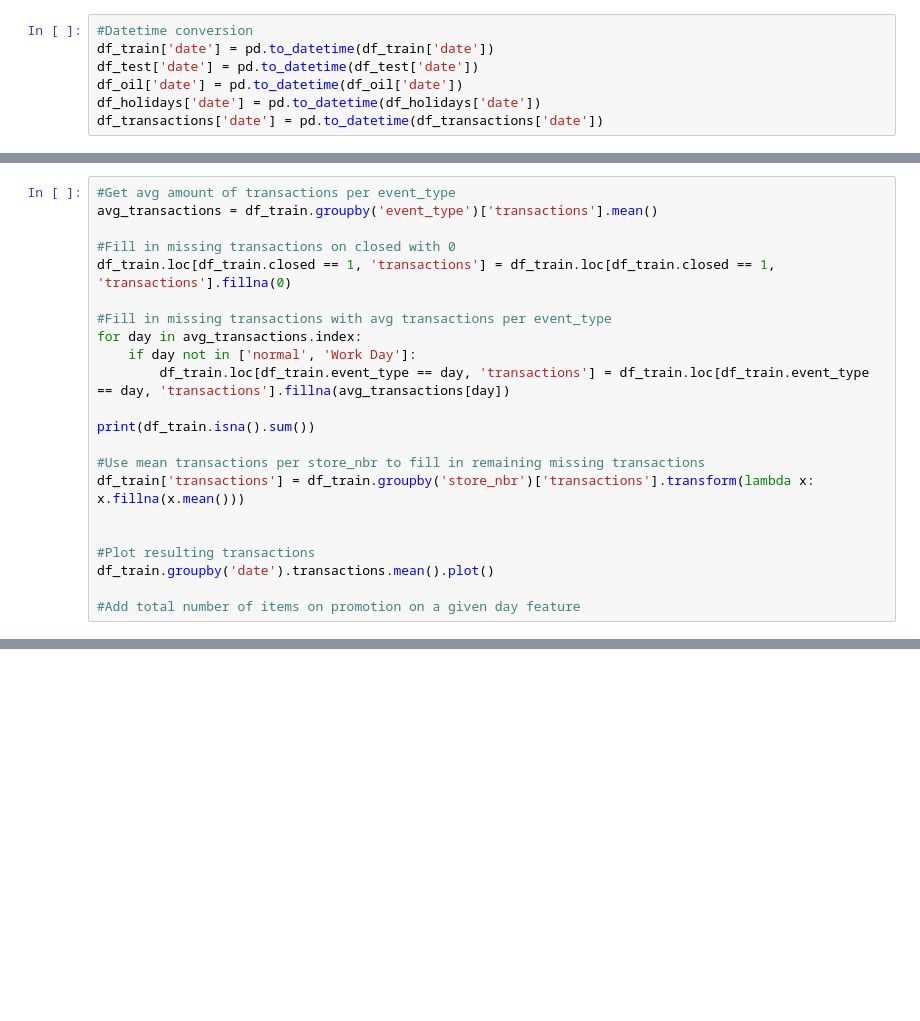
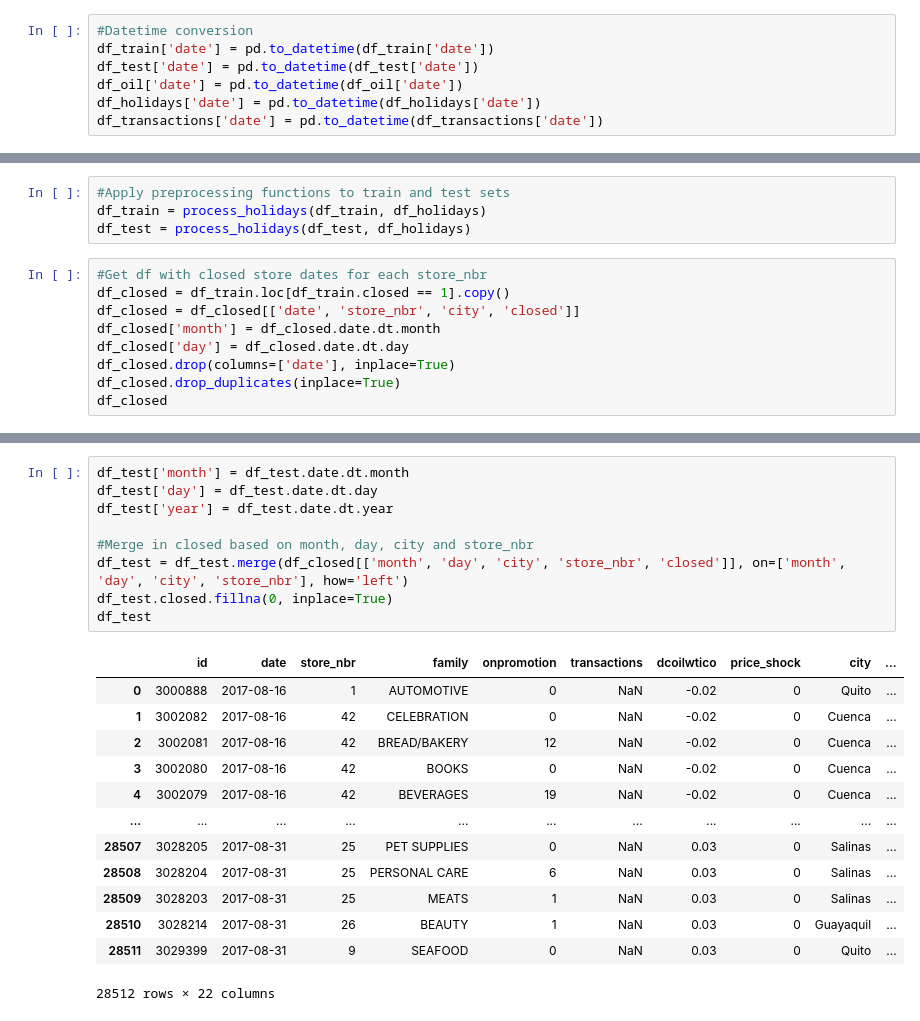
Before and after one commit to michael-fuest/StoreSalesForecasting, a Jupyter notebook: TimeSeries.ipynb, the cells around one changed output, grey strips where cells are left out. Drawn from its saved outputs; the diff is of its cells as text; blank space fills up the shorter version.

```diff
--- a/TimeSeries.ipynb
+++ b/TimeSeries.ipynb
@@ -143,22 +162,0 @@ df_train['closed'] = df_train.groupby(['date', 'store_nbr'])['sales'].transform(
-# %%
-#Get avg amount of transactions per event_type
-avg_transactions = df_train.groupby('event_type')['transactions'].mean()
-
-#Fill in missing transactions on closed with 0
-df_train.loc[df_train.closed == 1, 'transactions'] = df_train.loc[df_train.closed == 1, 'transactions'].fillna(0)
-
-#Fill in missing transactions with avg transactions per event_type
-for day in avg_transactions.index:
-    if day not in ['normal', 'Work Day']:
-        df_train.loc[df_train.event_type == day, 'transactions'] = df_train.loc[df_train.event_type == day, 'transactions'].fillna(avg_transactions[day])
-
-print(df_train.isna().sum())
-
-#Use mean transactions per store_nbr to fill in remaining missing transactions
-df_train['transactions'] = df_train.groupby('store_nbr')['transactions'].transform(lambda x: x.fillna(x.mean()))
-
-
-#Plot resulting transactions
-df_train.groupby('date').transactions.mean().plot()
-
-#Add total number of items on promotion on a given day feature
@@ -185,0 +163,13 @@ dtype: int64
+# %%
+#Apply preprocessing functions to train and test sets
+df_train = process_holidays(df_train, df_holidays)
+df_test = process_holidays(df_test, df_holidays)
+# %%
+#Get df with closed store dates for each store_nbr
+df_closed = df_train.loc[df_train.closed == 1].copy()
+df_closed = df_closed[['date', 'store_nbr', 'city', 'closed']]
+df_closed['month'] = df_closed.date.dt.month
+df_closed['day'] = df_closed.date.dt.day
+df_closed.drop(columns=['date'], inplace=True)
+df_closed.drop_duplicates(inplace=True)
+df_closed
@@ -185,0 +190,23 @@ dtype: int64
+# %%
+df_test['month'] = df_test.date.dt.month
+df_test['day'] = df_test.date.dt.day
+df_test['year'] = df_test.date.dt.year
+
+#Merge in closed based on month, day, city and store_nbr
+df_test = df_test.merge(df_closed[['month', 'day', 'city', 'store_nbr', 'closed']], on=['month', 'day', 'city', 'store_nbr'], how='left')
+df_test.closed.fillna(0, inplace=True)
+df_test
+# %% [output]
+|  | id | date | store_nbr | family | onpromotion | transactions | dcoilwtico | price_shock | city | ... |
+| 0 | 3000888 | 2017-08-16 | 1 | AUTOMOTIVE | 0 | NaN | -0.02 | 0 | Quito | ... |
+| 1 | 3002082 | 2017-08-16 | 42 | CELEBRATION | 0 | NaN | -0.02 | 0 | Cuenca | ... |
+| 2 | 3002081 | 2017-08-16 | 42 | BREAD/BAKERY | 12 | NaN | -0.02 | 0 | Cuenca | ... |
+| 3 | 3002080 | 2017-08-16 | 42 | BOOKS | 0 | NaN | -0.02 | 0 | Cuenca | ... |
+| 4 | 3002079 | 2017-08-16 | 42 | BEVERAGES | 19 | NaN | -0.02 | 0 | Cuenca | ... |
+| ... | ... | ... | ... | ... | ... | ... | ... | ... | ... | ... |
+| 28507 | 3028205 | 2017-08-31 | 25 | PET SUPPLIES | 0 | NaN | 0.03 | 0 | Salinas | ... |
+| 28508 | 3028204 | 2017-08-31 | 25 | PERSONAL CARE | 6 | NaN | 0.03 | 0 | Salinas | ... |
+| 28509 | 3028203 | 2017-08-31 | 25 | MEATS | 1 | NaN | 0.03 | 0 | Salinas | ... |
+| 28510 | 3028214 | 2017-08-31 | 26 | BEAUTY | 1 | NaN | 0.03 | 0 | Guayaquil | ... |
+| 28511 | 3029399 | 2017-08-31 | 9 | SEAFOOD | 0 | NaN | 0.03 | 0 | Quito | ... |
+28512 rows × 22 columns
```
Also changed, not shown: parts of 25 cells of this notebook, 3 other files.
